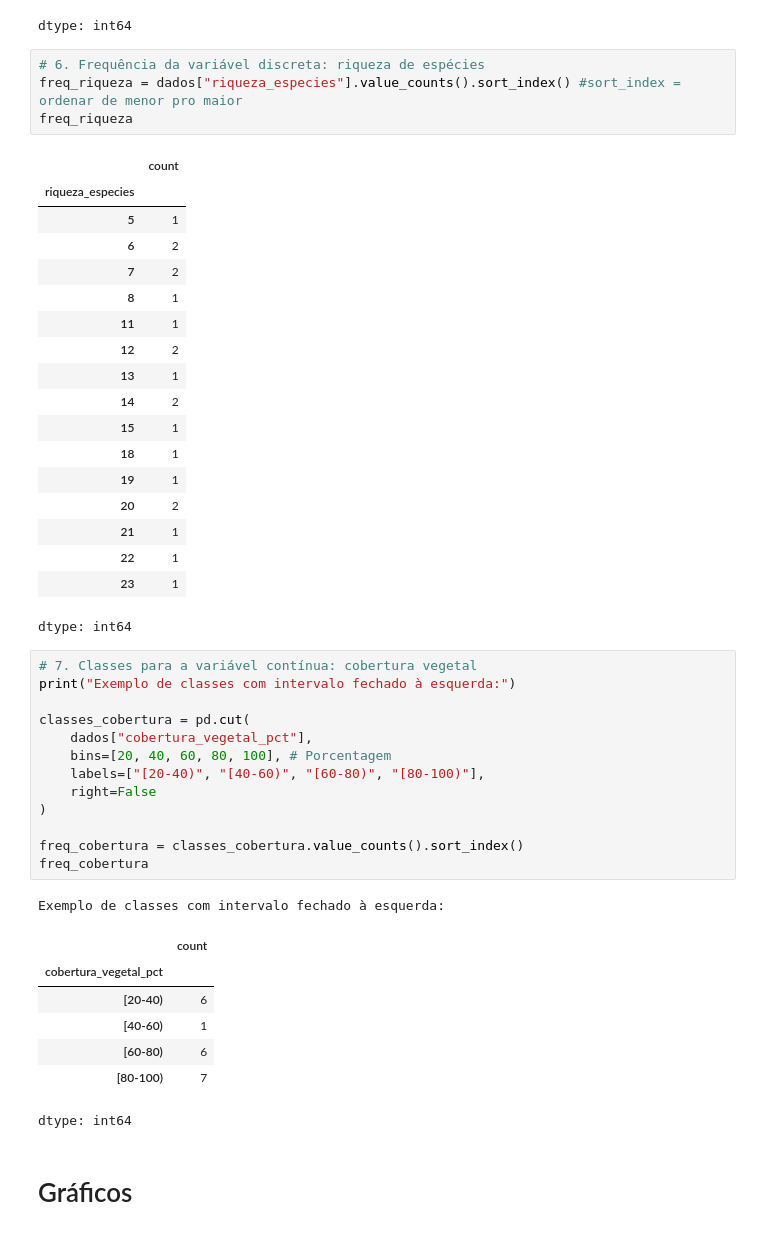
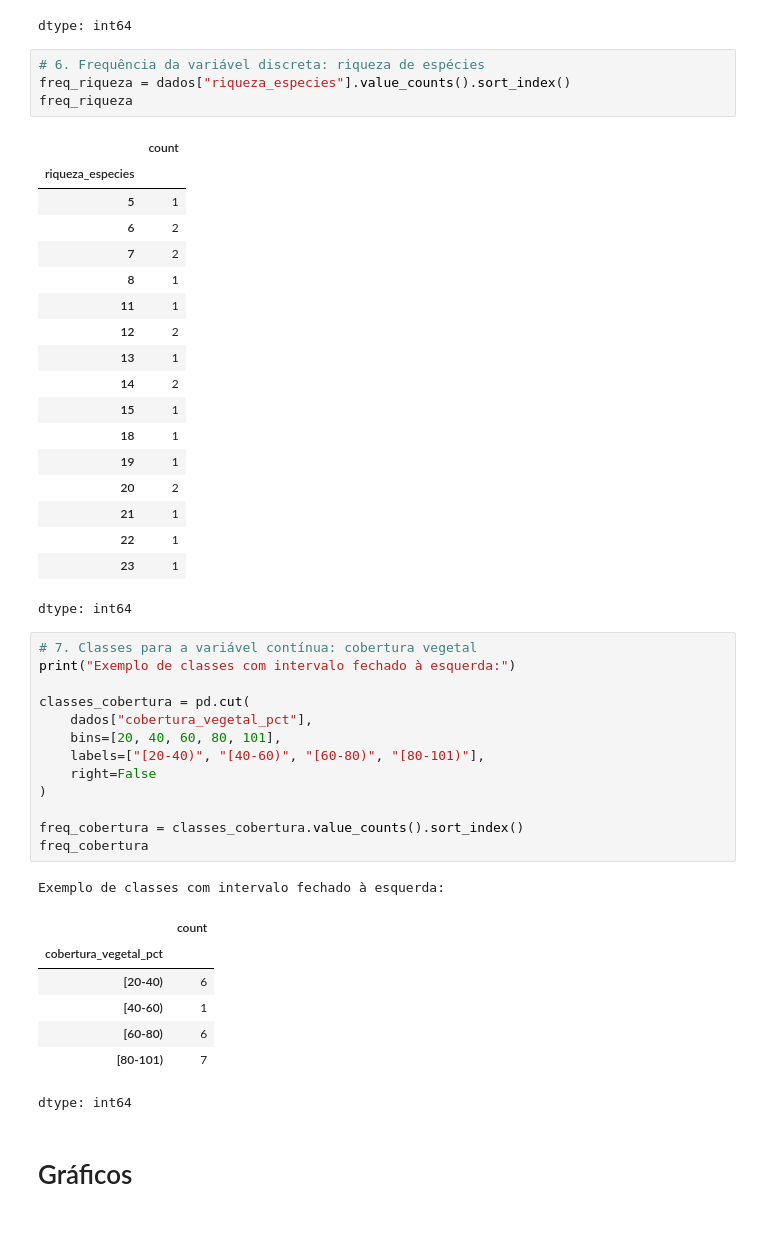
Before and after one commit to marescost4/Mariane-David-Fillipy, a Jupyter notebook: semana02.ipynb, the cells around one changed output. Cells and saved outputs as stored; diff of their text form.

```diff
--- a/semana02.ipynb
+++ b/semana02.ipynb
@@ -92,7 +86,7 @@ freq_impacto
 dtype: int64
 # %%
 # 6. Frequência da variável discreta: riqueza de espécies
-freq_riqueza = dados["riqueza_especies"].value_counts().sort_index() #sort_index = ordenar de menor pro maior
+freq_riqueza = dados["riqueza_especies"].value_counts().sort_index()
 freq_riqueza
 # %% [output]
 |  | count |
@@ -116,24 +110,24 @@ dtype: int64
 # %%
 # 7. Classes para a variável contínua: cobertura vegetal
 print("Exemplo de classes com intervalo fechado à esquerda:")
 
 classes_cobertura = pd.cut(
     dados["cobertura_vegetal_pct"],
-    bins=[20, 40, 60, 80, 100], # Porcentagem
-    labels=["[20-40)", "[40-60)", "[60-80)", "[80-100)"],
+    bins=[20, 40, 60, 80, 101],
+    labels=["[20-40)", "[40-60)", "[60-80)", "[80-101)"],
     right=False
 )
 
 freq_cobertura = classes_cobertura.value_counts().sort_index()
 freq_cobertura
 # %% [output]
 Exemplo de classes com intervalo fechado à esquerda:
 |  | count |
 | cobertura_vegetal_pct |  |
 | [20-40) | 6 |
 | [40-60) | 1 |
 | [60-80) | 6 |
-| [80-100) | 7 |
+| [80-101) | 7 |
 dtype: int64
 # %% [markdown]
 # Gráficos
```
Also changed, not shown: parts of 4 cells of this notebook.
